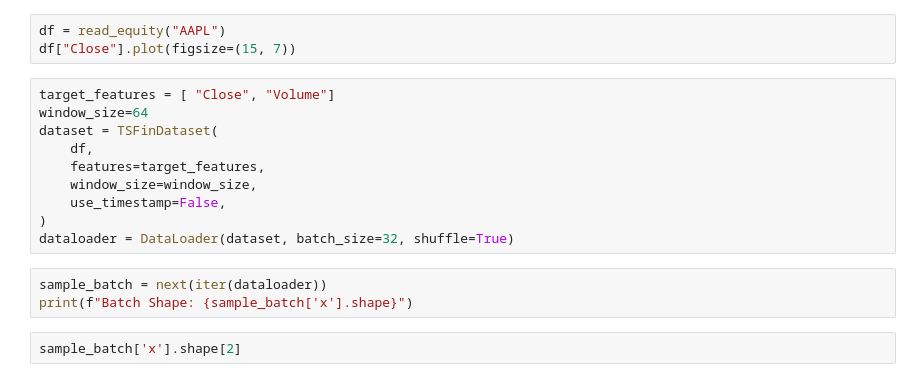
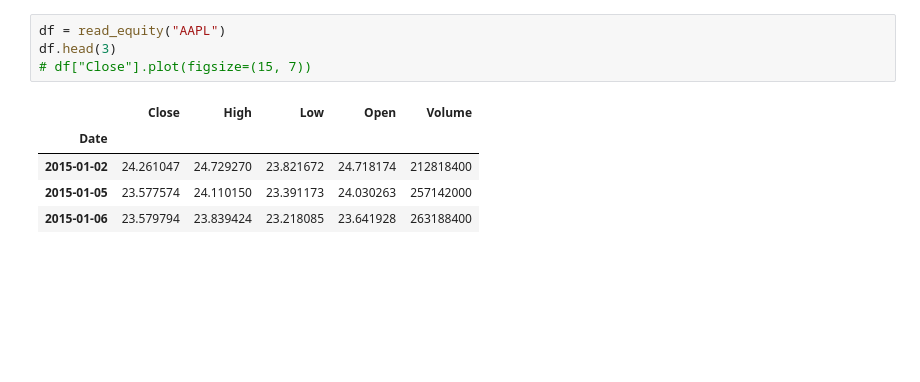
Before and after one commit to Narodomy/Time-Series-Generative-AI-for-Asset-Investment, a Jupyter notebook: notebooks/Untitled.ipynb, the cells around one changed output. Drawn from its saved outputs; the diff is of its cells as text; blank space fills up the shorter version.

```diff
--- a/notebooks/Untitled.ipynb
+++ b/notebooks/Untitled.ipynb
@@ -23,18 +169,10 @@ from utils import plot_comparison
 # %%
 df = read_equity("AAPL")
-df["Close"].plot(figsize=(15, 7))
+df.head(3)
+# df["Close"].plot(figsize=(15, 7))
+# %% [output]
+|  | Close | High | Low | Open | Volume |
+| Date |  |  |  |  |  |
+| 2015-01-02 | 24.261047 | 24.729270 | 23.821672 | 24.718174 | 212818400 |
+| 2015-01-05 | 23.577574 | 24.110150 | 23.391173 | 24.030263 | 257142000 |
+| 2015-01-06 | 23.579794 | 23.839424 | 23.218085 | 23.641928 | 263188400 |
-# %%
-target_features = [ "Close", "Volume"]
-window_size=64
-dataset = TSFinDataset(
-    df,
-    features=target_features,
-    window_size=window_size,
-    use_timestamp=False,
-)
-dataloader = DataLoader(dataset, batch_size=32, shuffle=True)
-# %%
-sample_batch = next(iter(dataloader))
-print(f"Batch Shape: {sample_batch['x'].shape}")
-# %%
-sample_batch['x'].shape[2]
```
Also changed, not shown: parts of 15 cells of this notebook, 19 other files.
